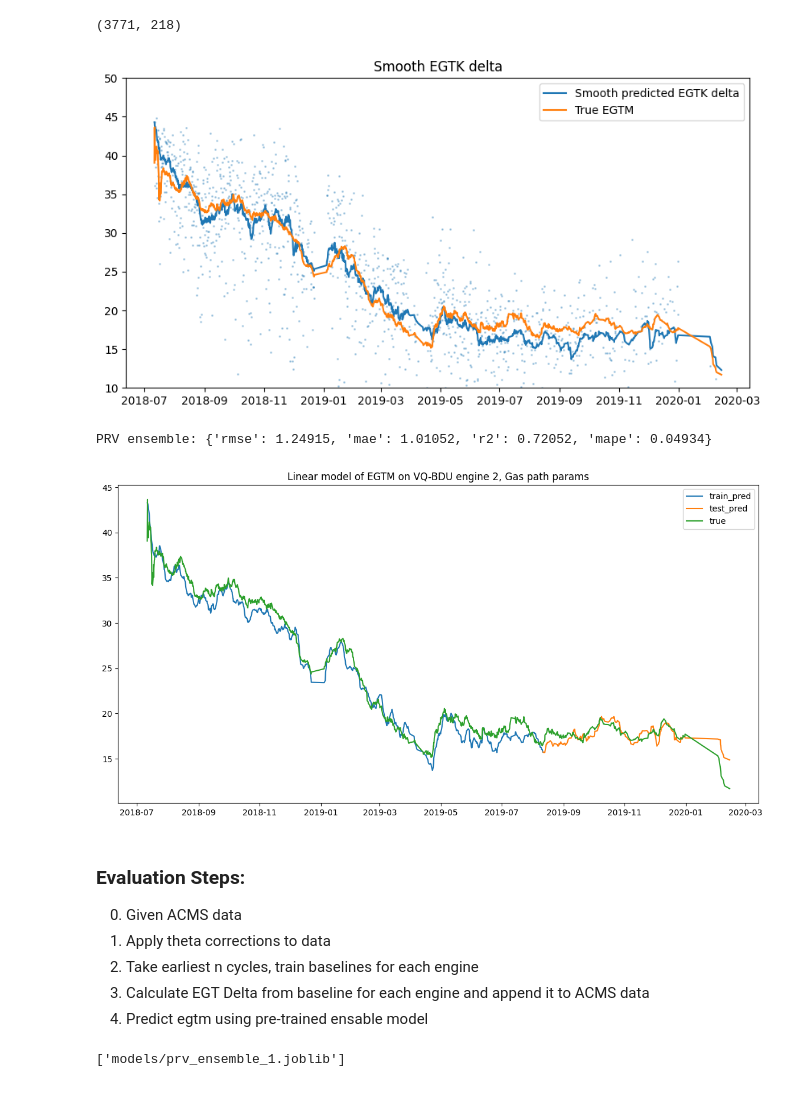
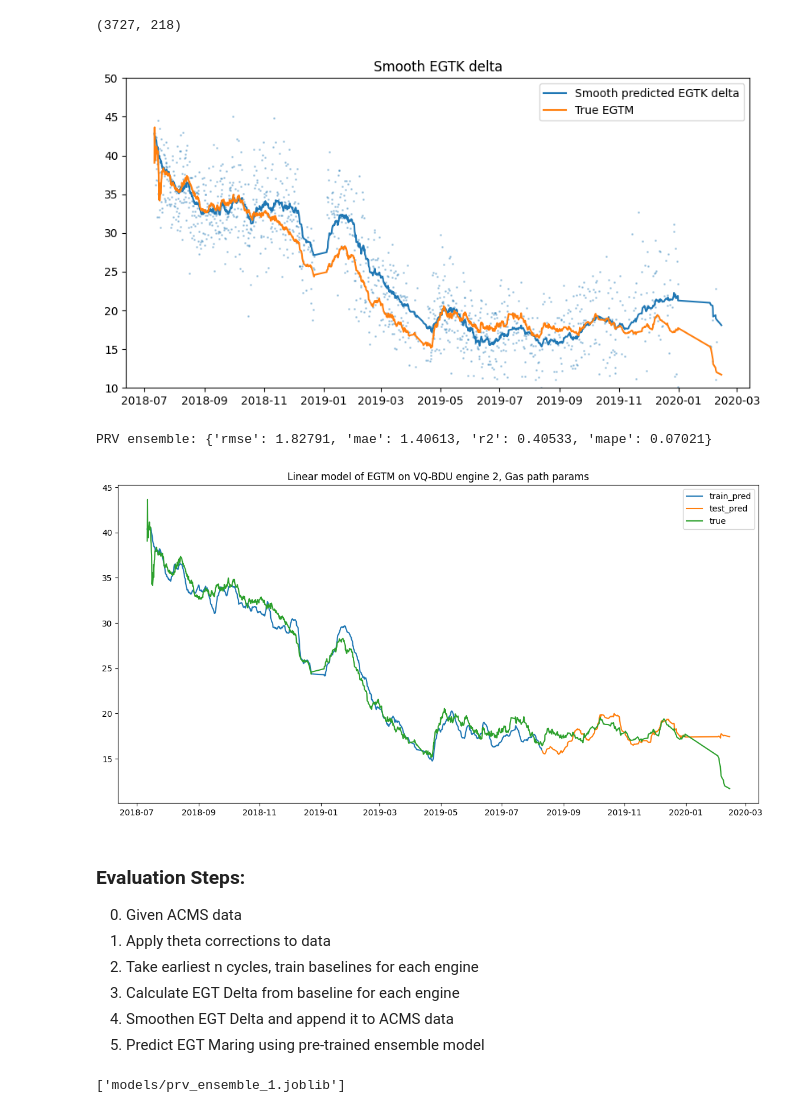
Before and after one commit to skeptlk/ecm, a Jupyter notebook: ex13_early_baselines.ipynb, the cells around one changed output. Cells and saved outputs as stored; diff of their text form; code cells hidden in the pictures.

```diff
--- a/ex13_early_baselines.ipynb
+++ b/ex13_early_baselines.ipynb
@@ -7,8 +7,8 @@ fleet = ['VQ-BGU', 'VQ-BDU']
 y_cols = ['egtm']
 meta_cols = ['reportts', 'acnum', 'pos']
 # %%
-bgu = pd.read_csv('./takeoff-merged-VQ-BGU-30s.csv', parse_dates=['reportts']).query('egtm > 0 and egt_peak >= 0')
-bdu = pd.read_csv('./takeoff-merged-VQ-BDU-30s.csv', parse_dates=['reportts']).query('egtm > 0 and egt_peak >= 0')
+bgu = pd.read_csv('./takeoff-merged-VQ-BGU-30s.csv', parse_dates=['reportts']).query('egtm > 0 and oat_peak >= -100 and egt_peak >= 0')
+bdu = pd.read_csv('./takeoff-merged-VQ-BDU-30s.csv', parse_dates=['reportts']).query('egtm > 0 and oat_peak >= -100 and egt_peak >= 0')
 
 data = pd.concat([
     correct(bgu),
@@ -17,7 +17,7 @@ data = pd.concat([
 
 data.shape
 # %% [output]
-(3771, 218)
+(3727, 218)
 # %%
 # acms_full = pd.read_csv(
 #   './data/neo_takeoff_202403260034.csv',
@@ -29,7 +29,7 @@ data = add_egt_delta_to_dataset(
   data,
   fleet=fleet,
   early=True,
-  interval=pd.to_timedelta('80 D'),
+  interval=pd.to_timedelta('60 D'),
   x_param='n1a_peak_k',
   y_param='egt_peak_k',
 )
@@ -50,7 +50,7 @@ ax.legend(['Smooth predicted EGTK delta', 'True EGTM'])
 
 plt.show()
 # %% [output]
-[figure, old version]
+[figure, new version]
 # %%
 features_k = ['egt_delta_smooth', 'egtk', 't2', 'n1ak', 'alt', 'nfk', 'prv']
 
@@ -103,18 +103,19 @@ metrics, prv_ensemble, predicted_train, predicted_test, train_i, y_test = \
 
 print(f'PRV ensemble: {metrics}')
 # %% [output]
-PRV ensemble: {'rmse': 1.24915, 'mae': 1.01052, 'r2': 0.72052, 'mape': 0.04934}
+PRV ensemble: {'rmse': 1.82791, 'mae': 1.40613, 'r2': 0.40533, 'mape': 0.07021}
 # %%
-plot_predictions(data, 'VQ-BDU', 2, train_i, predicted_test, predicted_train, is_smooth=True, alpha=0.2)
+plot_predictions(data, 'VQ-BDU', 2, train_i, predicted_test, predicted_train, is_smooth=True, alpha=0.1)
 # %% [output]
-[figure, old version]
+[figure, new version]
 # %% [markdown]
 ### Evaluation Steps:
 0. Given ACMS data
 1. Apply theta corrections to data
 2. Take earliest n cycles, train baselines for each engine
-3. Calculate EGT Delta from baseline for each engine and append it to ACMS data
-4. Predict egtm using pre-trained ensable model
+3. Calculate EGT Delta from baseline for each engine
+4. Smoothen EGT Delta and append it to ACMS data
+5. Predict EGT Maring using pre-trained ensemble model
 # %%
 from joblib import dump, load
 
```
Also changed, not shown: 3 other files.
